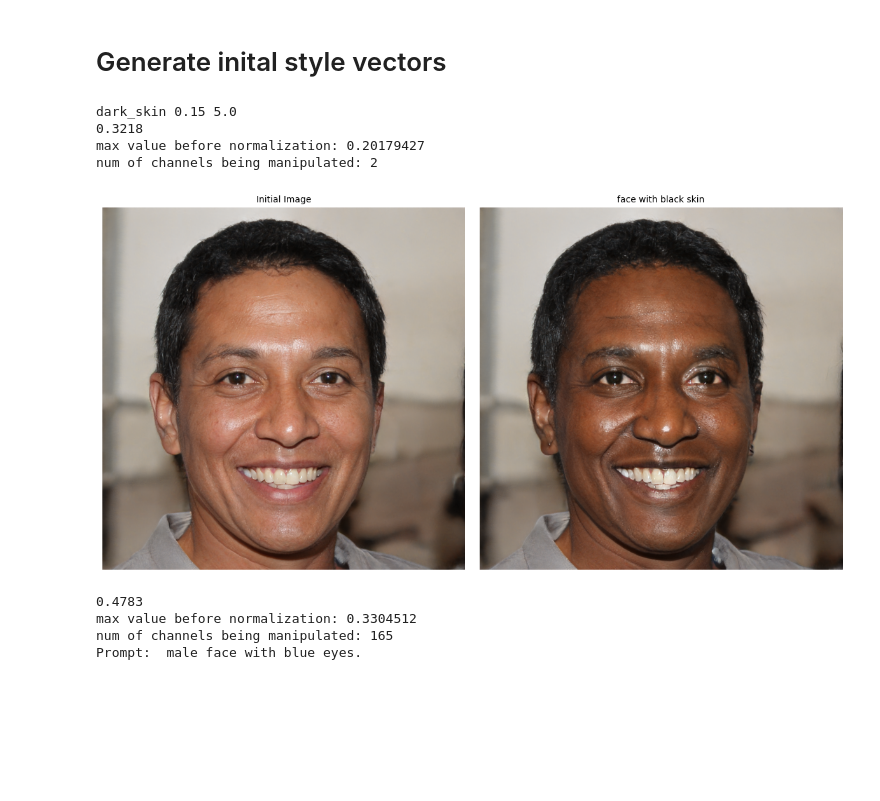
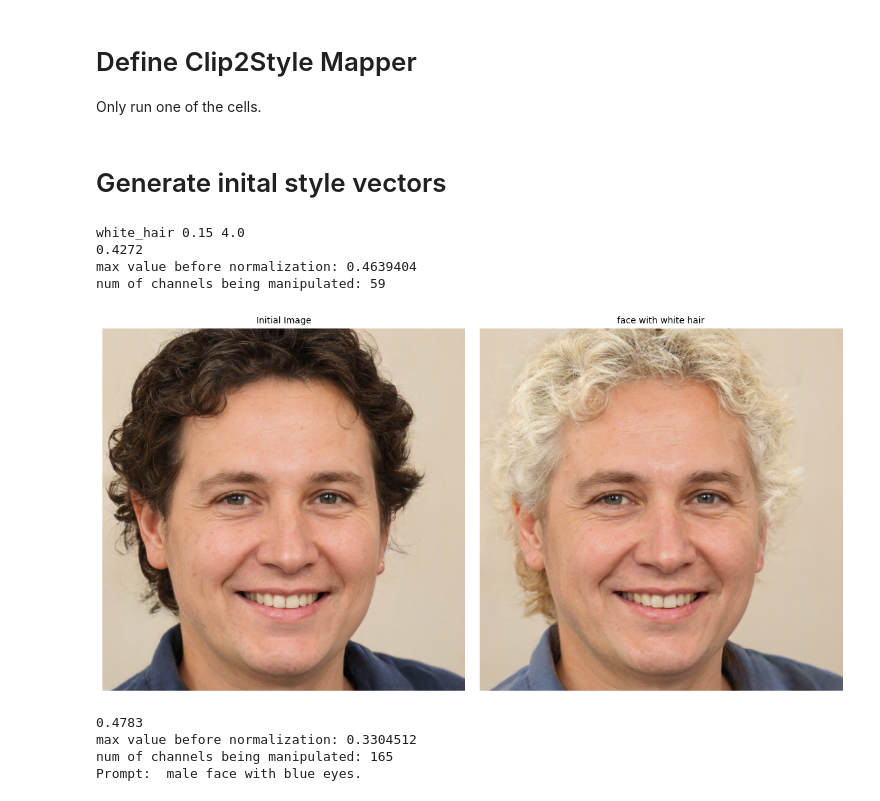
Before and after one commit to RashmikaDushan/stylegan2-ada-pytorch, a Jupyter notebook: style_clip.ipynb, the cells around one changed output. Saved outputs shown, nothing was run; the diff lists cells and outputs as text; code cells hidden in the pictures; blank space fills up the shorter version.

```diff
--- a/style_clip.ipynb
+++ b/style_clip.ipynb
@@ -244,20 +244,30 @@ def CalcStyleVectors(style_vecs_initial, style_direction, alpha = 1): # 26, 512
         style_vecs_manipulated[i]+=l*style_direction[i] # manipulate the style vectors in the direction of style_direction with strength l
 
     return style_vecs_manipulated
+# %% [markdown]
+# Define Clip2Style Mapper
+Only run one of the cells.
+# %%
+class Clip2StyleMapper(torch.nn.Module):
+    def __init__(self, in_dim, out_dim):
+        super().__init__()
+        self.net = torch.nn.Sequential(
+            torch.nn.Linear(512, 1024),
+            torch.nn.ReLU(),
+            torch.nn.Linear(1024, 2048),
+            torch.nn.ReLU(),
+            torch.nn.Linear(2048, 4096),
+            torch.nn.ReLU(),
+            torch.nn.Linear(4096, 6048)
+        )
+
+    def forward(self, x):
+        return self.net(x)
 # %%
 class Clip2StyleMapper(torch.nn.Module):
-    def __init__(self, in_dim, out_dim, hidden_dim=1024, num_layers=3):
+    def __init__(self, in_dim, out_dim):
         super().__init__()
-        layers = []
-        current_dim = in_dim
-
-        for i in range(num_layers):
-            next_dim = out_dim if i == num_layers - 1 else hidden_dim
-
-            layers.extend([torch.nn.Linear(current_dim, next_dim)])
-            current_dim = next_dim
-
-        self.net = torch.nn.Sequential(*layers)
+        self.net = torch.nn.Sequential(torch.nn.Linear(in_dim, out_dim))
 
     def forward(self, x):
         return self.net(x)
@@ -274,50 +284,50 @@ style_vecs_initial = style_generator(z, truncation=0.5)
 prompts = np.array(
     [
         # ["original", "person", "original", 0, 0],
-        # ["white_hair", "face with black hair", "face with white hair", 0.15, 4],
-        ["dark_skin", "face with white skin", "face with black skin", 0.15, 5],
+        ["white_hair", "face with black hair", "face with white hair", 0.15, 4],
+        # ["dark_skin", "face with white skin", "face with black skin", 0.15, 10],
         # ["with_beared", "face without beared", "face with beared", 0.15, 4],
     ]
 )
 
 clip2styles_mapper = Clip2StyleMapper(in_dim=512, out_dim=6048).to(device)
-clip2styles_mapper.load_state_dict(torch.load('out/mapping_network.pth'))
+clip2styles_mapper.load_state_dict(torch.load('out\mapping_network_2layer_1stage_linear_2.pth'))
 
 def ManipulateImages(classnames, model, clip2styles_matrix, style_vecs_initial, beta, alpha):
     clip_direction = GetClipDirection(
         classnames, model
     )  # Get the CLIP direction vector for the target - neutral classes
 
     style_direction, num_c = GetStyleDirectionModel(clip2styles_matrix, clip_direction, threshold=beta, clip2styles_model=clip2styles_mapper) # Get the style space direction corresponding to the CLIP direction
 
     style_vecs_manipulated = CalcStyleVectors(style_vecs_initial, style_direction, alpha) # Manipulate the style vectors in the direction of the style_direction with the given alpha and beta | shape = layers, num_images, steps,  feature_dimensions
 
     return style_vecs_manipulated
 
 
 for i in range(len(prompts)): # for each text prompt
     filename, neutral, target, beta, alpha = prompts[i]
 
     beta = np.float32(beta)
     alpha = np.float32(alpha)
 
     print()
     print(filename, beta, alpha)
     classnames = [target, neutral]
 
     style_vecs_manipulated = ManipulateImages(classnames, model, clip2styles_matrix, style_vecs_initial, beta, alpha)
 
     # Generate images and plot
     generated_image_initial = style_synthesis(style_vecs_initial)
     generated_image_manipulated = style_synthesis(style_vecs_manipulated)
     combined = [generated_image_initial, generated_image_manipulated]
     plot_tensor_images(combined, titles=["Initial Image", target], cols=2, figsize=6)
 # %% [output]
-dark_skin 0.15 5.0
-0.3218
-max value before normalization: 0.20179427
-num of channels being manipulated: 2
+white_hair 0.15 4.0
+0.4272
+max value before normalization: 0.4639404
+num of channels being manipulated: 59
-[figure, old version]
+[figure, new version]
 # %%
 z = torch.zeros(1, 512).to(device)
 style_vecs_avg = style_generator(z, truncation=0.5)
```
Also changed, not shown: parts of 1 cell of this notebook.
